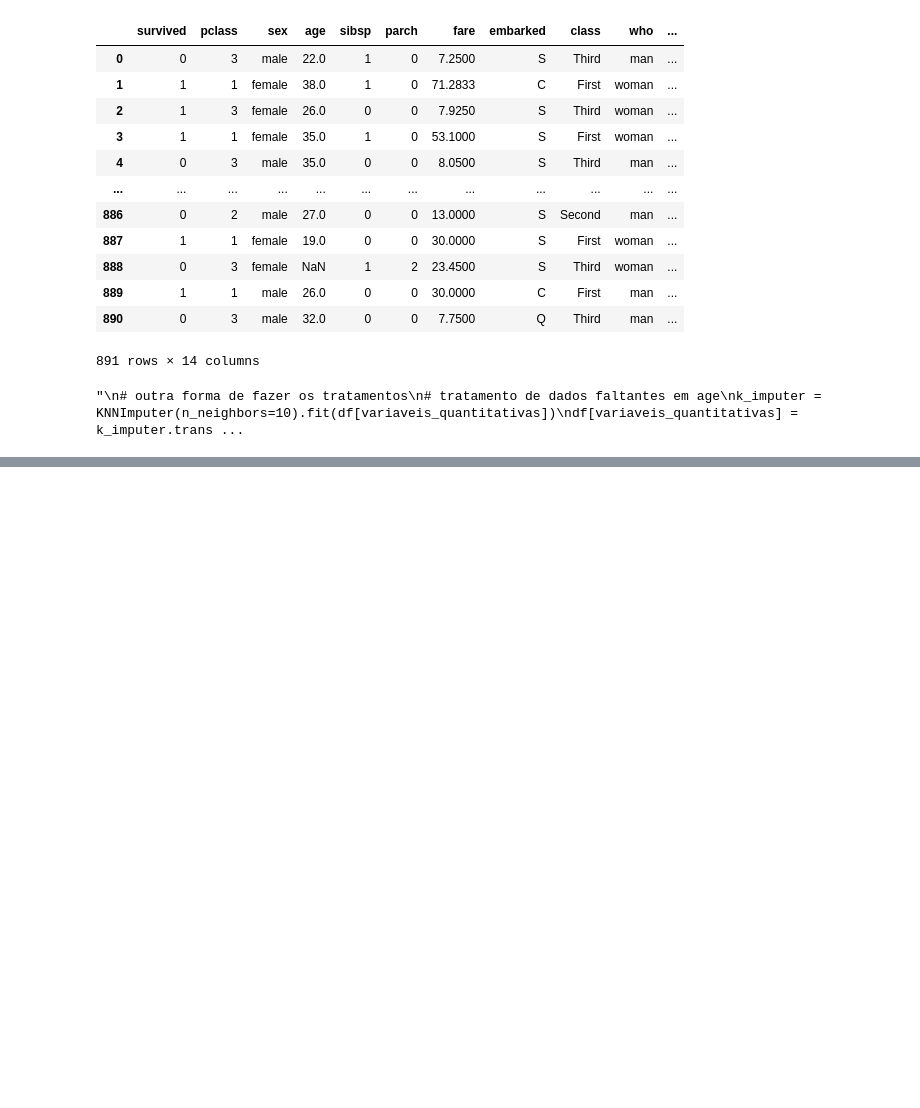
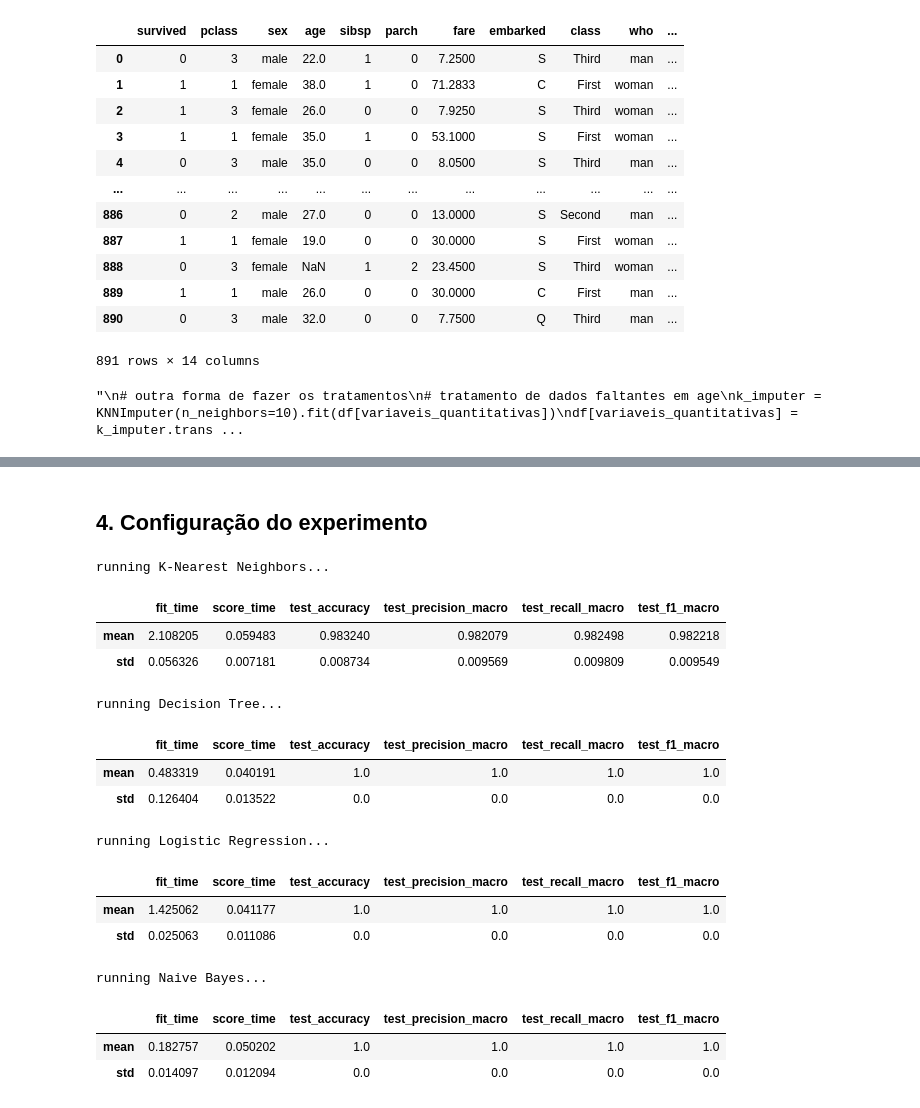
Before and after one commit to simires/avanti-bootcamp-cdd, a Jupyter notebook: notebooks/02-comparative-analysis.ipynb, the cells around one changed output, grey strips where cells are left out. Saved outputs shown, nothing was run; the diff lists cells and outputs as text; code cells hidden in the pictures; blank space fills up the shorter version.

```diff
--- a/notebooks/02-comparative-analysis.ipynb
+++ b/notebooks/02-comparative-analysis.ipynb
@@ -169,0 +162,2 @@ ColumnTransformer(transformers=[('continuas',
+# %% [markdown]
+## 4. Configuração do experimento
@@ -169,0 +179,48 @@ ColumnTransformer(transformers=[('continuas',
+# %%
+results = pd.DataFrame({})
+cross_validate_grid_search = KFold(n_splits=n_folds_grid_search)
+cross_validate_comparative_analysis = ShuffleSplit(n_splits=n_splits_comparative_analysis, test_size=test_size, random_state=random_state)
+for model_name, model_object, model_parameters in models:
+    print(f"running {model_name}...")
+    model_grid_search = GridSearchCV(
+        estimator=model_object,
+        param_grid=model_parameters,
+        scoring=scoring,
+        n_jobs=-1,
+        cv=cross_validate_grid_search
+    )
+
+    approach = Pipeline(steps=[
+        ('preprocessor', preprocessor),
+        ('model', model_grid_search)
+    ])
+
+    scores = cross_validate(
+        estimator=approach,
+        X=X,
+        y=y,
+        cv=cross_validate_comparative_analysis,
+        n_jobs=-1,
+        scoring=metrics
+    )
+
+    scores['model_name'] = [model_name] * n_splits_comparative_analysis
+    display(pd.DataFrame(scores).select_dtypes(include=[float, int]).agg(['mean', 'std']))
+    results = pd.concat([results, pd.DataFrame(scores)], ignore_index=True)
+# %% [output]
+running K-Nearest Neighbors...
+|  | fit_time | score_time | test_accuracy | test_precision_macro | test_recall_macro | test_f1_macro |
+| mean | 2.108205 | 0.059483 | 0.983240 | 0.982079 | 0.982498 | 0.982218 |
+| std | 0.056326 | 0.007181 | 0.008734 | 0.009569 | 0.009809 | 0.009549 |
+running Decision Tree...
+|  | fit_time | score_time | test_accuracy | test_precision_macro | test_recall_macro | test_f1_macro |
+| mean | 0.483319 | 0.040191 | 1.0 | 1.0 | 1.0 | 1.0 |
+| std | 0.126404 | 0.013522 | 0.0 | 0.0 | 0.0 | 0.0 |
+running Logistic Regression...
+|  | fit_time | score_time | test_accuracy | test_precision_macro | test_recall_macro | test_f1_macro |
+| mean | 1.425062 | 0.041177 | 1.0 | 1.0 | 1.0 | 1.0 |
+| std | 0.025063 | 0.011086 | 0.0 | 0.0 | 0.0 | 0.0 |
+running Naive Bayes...
+|  | fit_time | score_time | test_accuracy | test_precision_macro | test_recall_macro | test_f1_macro |
+| mean | 0.182757 | 0.050202 | 1.0 | 1.0 | 1.0 | 1.0 |
+| std | 0.014097 | 0.012094 | 0.0 | 0.0 | 0.0 | 0.0 |
```
Also changed, not shown: parts of 17 cells of this notebook.
